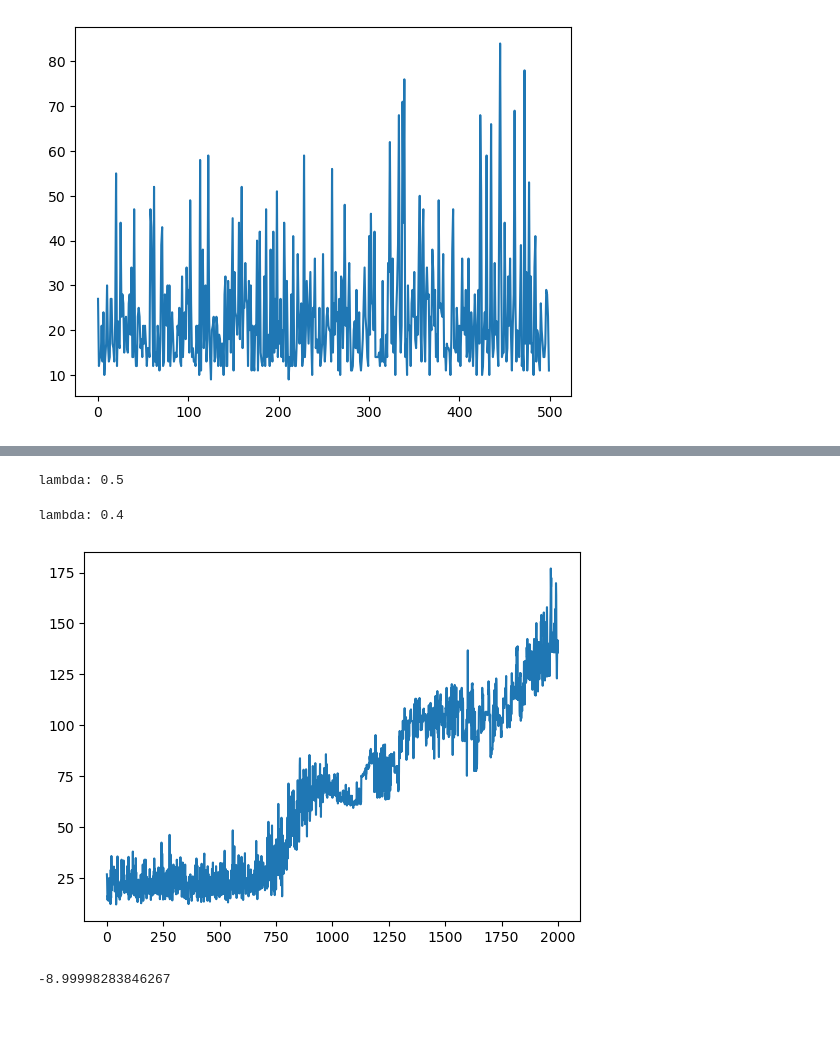
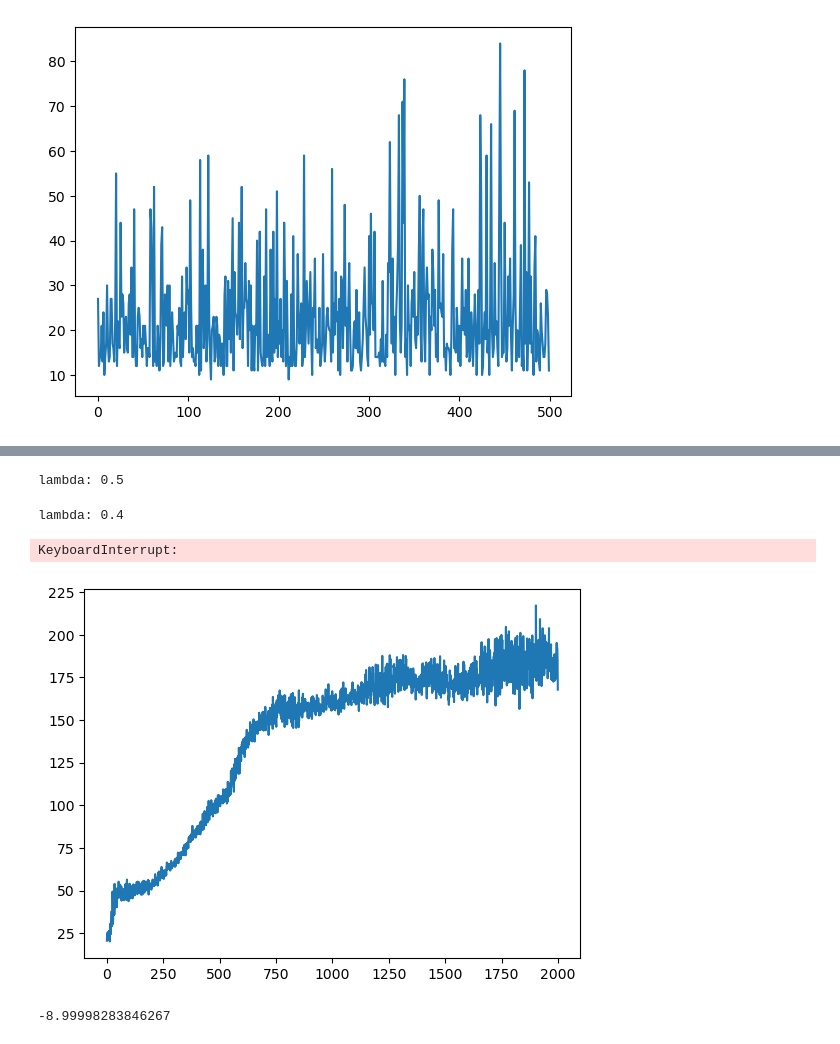
Before and after one commit to hamza-elhamdadi/RL-final-project, a Jupyter notebook: testing.ipynb, the cells around one changed output, grey strips where cells are left out. Cells and saved outputs as stored; diff of their text form; code cells hidden in the pictures; blank space fills up the shorter version.

Commit message:
ran lambda tests for softmax and epsilon-greedy with 20 trials

```diff
--- a/testing.ipynb
+++ b/testing.ipynb
@@ -16,12 +16,12 @@ plt.plot(range(len(Gs)), Gs)
 [<matplotlib.lines.Line2D at 0x...>]
 [figure]
 # %%
-num_trials = 5
+num_trials = 20
 cp = CartPole()
 
 
-for approach in ['epsilon-greedy', 'softmax'][1:]:
-    for t in [0.6, 0.7, 0.8, 0.9, 0.92, 0.95, 0.99]:
+for approach in ['epsilon-greedy', 'softmax']:
+    for t in [0.5, 0.6, 0.7, 0.8, 0.9, 0.92, 0.95, 0.99]:
         print('lambda:',t)
         alg = TrueOnlineSARSALambda(cp, M=10, tdr=t, approach=approach)
         Gs = np.zeros(alg.num_episodes)
@@ -47,27 +52,26 @@ lambda: 0.99
 # %%
-num_trials = 5
+num_trials = 20
 cp = CartPole()
 
-ts = np.array([0.4, 0.5])
-
-for t in np.flip(ts):
+for t in np.flip([0.4, 0.5]):
     print('lambda:',t)
     alg = TrueOnlineSARSALambda(cp, M=10, tdr=t)
     Gs = np.zeros(alg.num_episodes)
 
     for _ in range(num_trials):
         alg.reset()
         Gs += np.array(alg.run())
 
     Gs /= num_trials
 
     plt.clf()
     plt.plot(range(len(Gs)), Gs)
     plt.savefig(f'experiments/SARSALambda-CartPole-Lambda-{t}-epsilon-greedy.png', facecolor='white')
 # %% [output]
 lambda: 0.5
 lambda: 0.4
+KeyboardInterrupt:
-[figure, old version]
+[figure, new version]
 # %%
 mc = MountainCar()
 mc.run_episode(lambda x: -1 if x[1] < 0 else 1)
```
Also changed, not shown: parts of 1 cell of this notebook, 17 other files.
